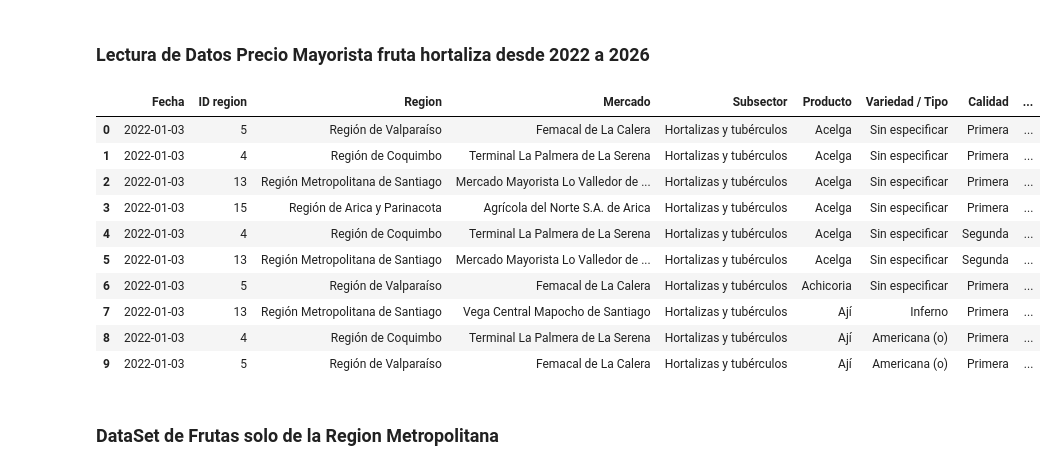
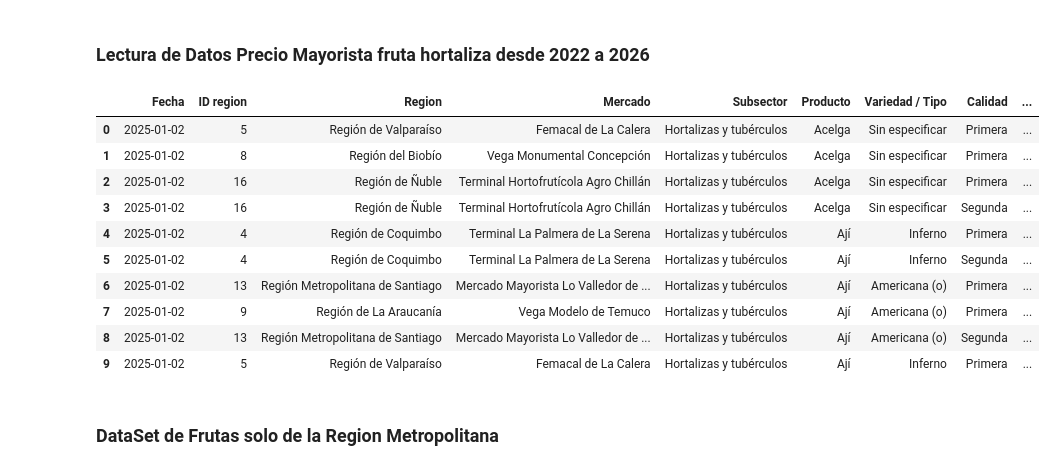
Before and after one commit to siwikiwi/Infovis, a Jupyter notebook: E1/region_metropolitana.ipynb, the cells around one changed output. Saved outputs shown, nothing was run; the diff lists cells and outputs as text; code cells hidden in the pictures.

```diff
--- a/E1/region_metropolitana.ipynb
+++ b/E1/region_metropolitana.ipynb
@@ -19,27 +16,23 @@ fruta_2026 = pd.read_csv('precio_mayorista_fruta-hortaliza_2026.csv', decimal=',
 # %%
 fruta_data = pd.concat([
-    fruta_2022.dropna(how = 'all'),
-    fruta_2023.dropna(how = 'all'),
-    fruta_2024.dropna(how = 'all'),
     fruta_2025.dropna(how = 'all'),
-    fruta_2026.dropna(how = 'all'),
 ], ignore_index = True).loc[:, ['Fecha','ID region','Region','Mercado','Subsector',
                                 'Producto','Variedad / Tipo','Calidad','Unidad de comercializacion',
                                 'Origen','Volumen','Precio minimo','Precio maximo','Precio promedio']]
 
 fruta_data.head(10)
 # %% [output]
 |  | Fecha | ID region | Region | Mercado | Subsector | Producto | Variedad / Tipo | Calidad | ... |
-| 0 | 2022-01-03 | 5 | Región de Valparaíso | Femacal de La Calera | Hortalizas y tubérculos | Acelga | Sin especificar | Primera | ... |
-| 1 | 2022-01-03 | 4 | Región de Coquimbo | Terminal La Palmera de La Serena | Hortalizas y tubérculos | Acelga | Sin especificar | Primera | ... |
-| 2 | 2022-01-03 | 13 | Región Metropolitana de Santiago | Mercado Mayorista Lo Valledor de ... | Hortalizas y tubérculos | Acelga | Sin especificar | Primera | ... |
-| 3 | 2022-01-03 | 15 | Región de Arica y Parinacota | Agrícola del Norte S.A. de Arica | Hortalizas y tubérculos | Acelga | Sin especificar | Primera | ... |
-| 4 | 2022-01-03 | 4 | Región de Coquimbo | Terminal La Palmera de La Serena | Hortalizas y tubérculos | Acelga | Sin especificar | Segunda | ... |
-| 5 | 2022-01-03 | 13 | Región Metropolitana de Santiago | Mercado Mayorista Lo Valledor de ... | Hortalizas y tubérculos | Acelga | Sin especificar | Segunda | ... |
-| 6 | 2022-01-03 | 5 | Región de Valparaíso | Femacal de La Calera | Hortalizas y tubérculos | Achicoria | Sin especificar | Primera | ... |
-| 7 | 2022-01-03 | 13 | Región Metropolitana de Santiago | Vega Central Mapocho de Santiago | Hortalizas y tubérculos | Ají | Inferno | Primera | ... |
-| 8 | 2022-01-03 | 4 | Región de Coquimbo | Terminal La Palmera de La Serena | Hortalizas y tubérculos | Ají | Americana (o) | Primera | ... |
-| 9 | 2022-01-03 | 5 | Región de Valparaíso | Femacal de La Calera | Hortalizas y tubérculos | Ají | Americana (o) | Primera | ... |
+| 0 | 2025-01-02 | 5 | Región de Valparaíso | Femacal de La Calera | Hortalizas y tubérculos | Acelga | Sin especificar | Primera | ... |
+| 1 | 2025-01-02 | 8 | Región del Biobío | Vega Monumental Concepción | Hortalizas y tubérculos | Acelga | Sin especificar | Primera | ... |
+| 2 | 2025-01-02 | 16 | Región de Ñuble | Terminal Hortofrutícola Agro Chillán | Hortalizas y tubérculos | Acelga | Sin especificar | Primera | ... |
+| 3 | 2025-01-02 | 16 | Región de Ñuble | Terminal Hortofrutícola Agro Chillán | Hortalizas y tubérculos | Acelga | Sin especificar | Segunda | ... |
+| 4 | 2025-01-02 | 4 | Región de Coquimbo | Terminal La Palmera de La Serena | Hortalizas y tubérculos | Ají | Inferno | Primera | ... |
+| 5 | 2025-01-02 | 4 | Región de Coquimbo | Terminal La Palmera de La Serena | Hortalizas y tubérculos | Ají | Inferno | Segunda | ... |
+| 6 | 2025-01-02 | 13 | Región Metropolitana de Santiago | Mercado Mayorista Lo Valledor de ... | Hortalizas y tubérculos | Ají | Americana (o) | Primera | ... |
+| 7 | 2025-01-02 | 9 | Región de La Araucanía | Vega Modelo de Temuco | Hortalizas y tubérculos | Ají | Americana (o) | Primera | ... |
+| 8 | 2025-01-02 | 13 | Región Metropolitana de Santiago | Mercado Mayorista Lo Valledor de ... | Hortalizas y tubérculos | Ají | Americana (o) | Segunda | ... |
+| 9 | 2025-01-02 | 5 | Región de Valparaíso | Femacal de La Calera | Hortalizas y tubérculos | Ají | Inferno | Primera | ... |
 # %%
 frutas_rm = fruta_data[fruta_data['Region'] == 'Región Metropolitana de Santiago']
 # %% [markdown]
```
Also changed, not shown: parts of 16 cells of this notebook.
